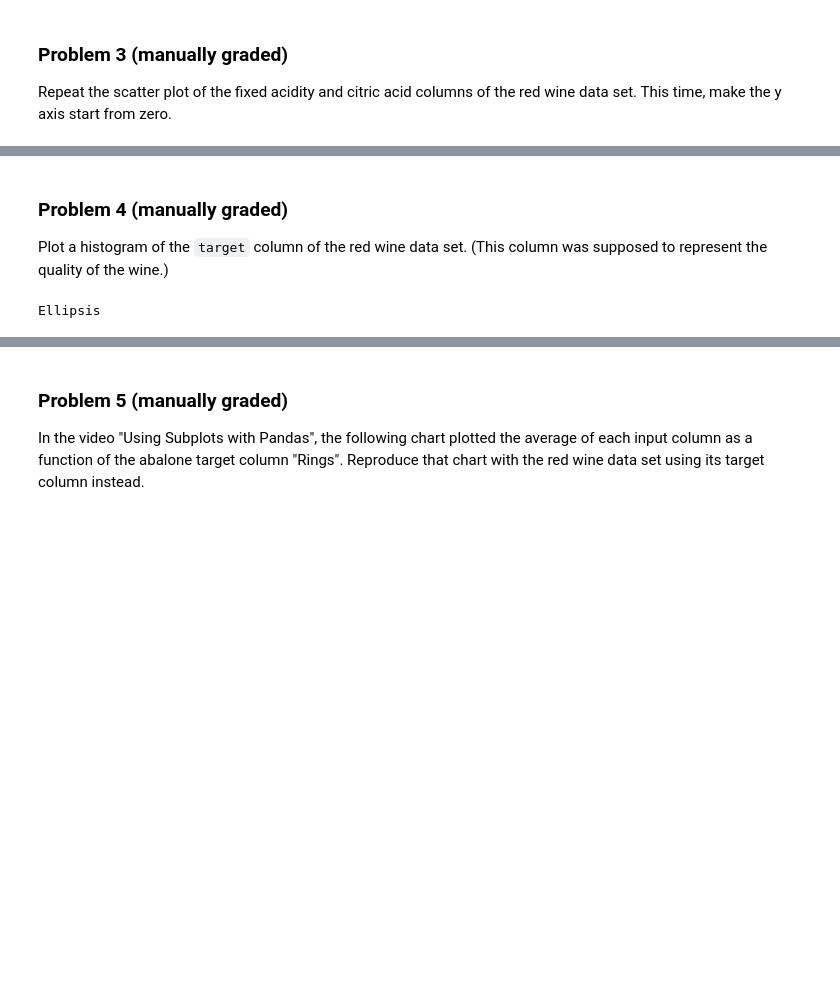
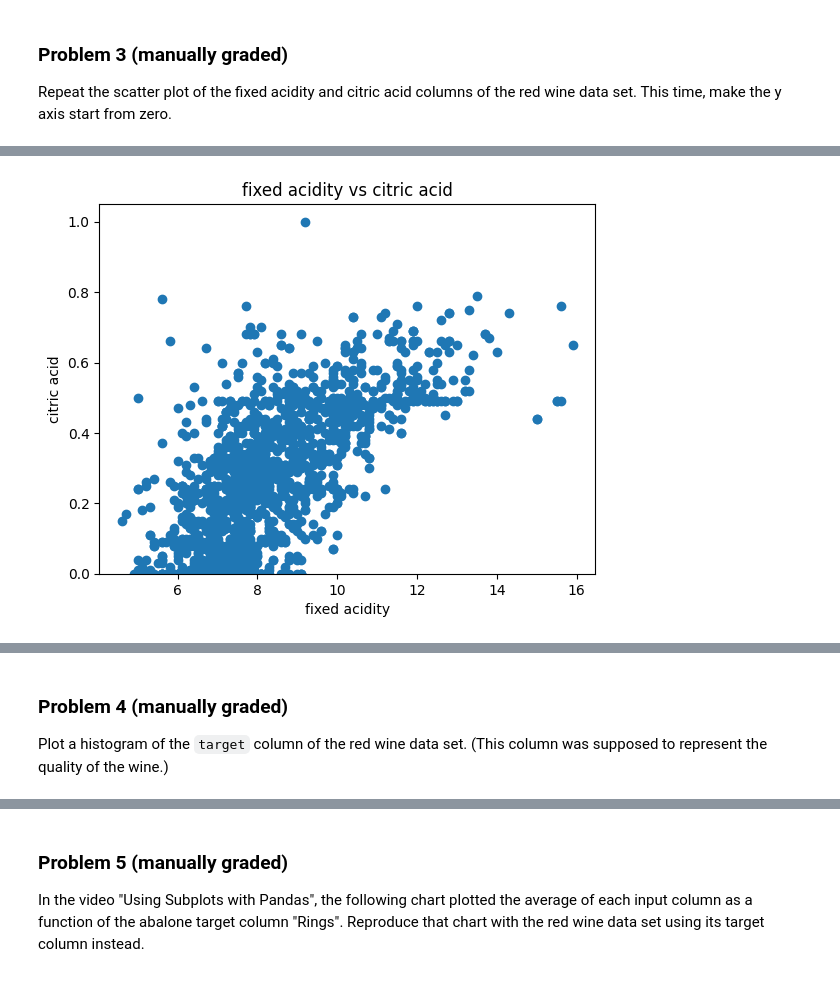
Before and after one commit to tware5-star/dx602-homework-10, a Jupyter notebook: homework.ipynb, the cells around one changed output, grey strips where cells are left out. Cells and saved outputs as stored; diff of their text form; code cells hidden in the pictures; blank space fills up the shorter version.

```diff
--- a/homework.ipynb
+++ b/homework.ipynb
@@ -83,3 +85,14 @@ Ellipsis
+# %%
+# YOUR CHANGES HERE
+
+# y axis was 0 by default but used ylim to be explicit
+plt.scatter(red_wine["fixed acidity"], red_wine["citric acid"])
+plt.title("fixed acidity vs citric acid")
+plt.xlabel('fixed acidity')
+plt.ylabel('citric acid')
+plt.ylim(ymin=0);
+# %% [output]
+[figure, added]
 # %% [markdown]
 <div style="page-break-after: always;"></div>
 # %% [markdown]
@@ -87,9 +100,3 @@ Ellipsis
 
 Plot a histogram of the `target` column of the red wine data set.
 (This column was supposed to represent the quality of the wine.)
-# %%
-# YOUR CHANGES HERE
-
-...
-# %% [output]
-Ellipsis
```
Also changed, not shown: parts of 18 cells of this notebook.
